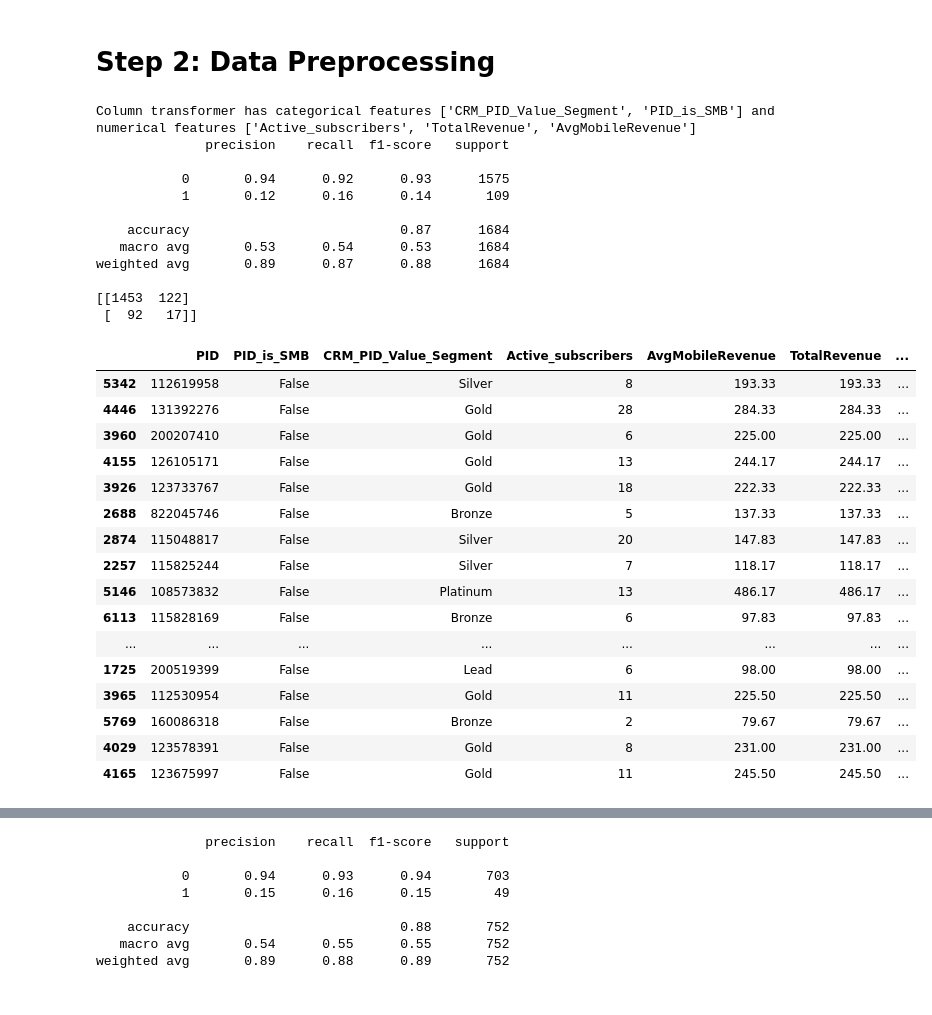
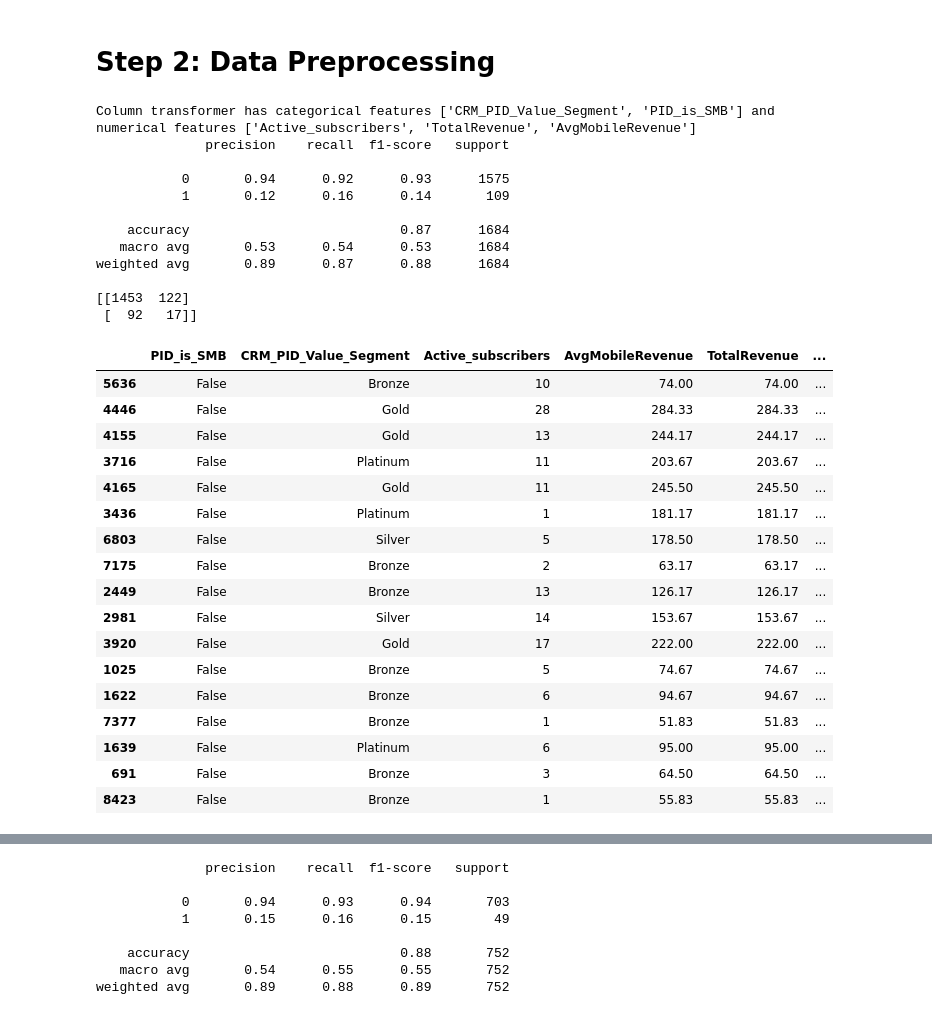
Before and after one commit to eode0004/FIT2082ResProj, a Jupyter notebook: ResProjModel.ipynb, the cells around one changed output, grey strips where cells are left out. Drawn from its saved outputs; the diff is of its cells as text; code cells hidden in the pictures.

```diff
--- a/ResProjModel.ipynb
+++ b/ResProjModel.ipynb
@@ -110,7 +113,6 @@ num_features = ["Billing_ZIP", "Active_subscribers", "Not_Active_subscribers", "
 # train_features = cat_features + num_features
 
 train_features = [
-    "PID",
     "PID_is_SMB",
     "CRM_PID_Value_Segment",
     "Active_subscribers",
@@ -145,49 +147,68 @@ clf_p = Pipeline([
         random_state=42))
 ])
 
 # Train/test split
 X_train, X_test, y_train, y_test = train_test_split(X, y, test_size=0.2, random_state=42, stratify=y)
 
 # Fit model
 clf_p.fit(X_train, y_train)
 
 # Predict on test set
 y_pred_p = clf_p.predict_proba(X_test)
 t_df = pd.DataFrame(X_test)
 t_df["Predicted_Churn_Probability"] = y_pred_p[:, 1] # Get probabilities for positive class (CHURN = Yes)
+t_df["Predicted_Churn"] = (t_df["Predicted_Churn_Probability"] >= 0.5).astype(int) # Convert probabilities to binary predictions using threshold of 0.5
+t_df["Actual_Churn"] = y_test.values # Add actual CHURN values for comparison
+t_df["Prediction_type"] = np.select(
+    [
+        (t_df["Predicted_Churn"] == 1) & (t_df["Actual_Churn"] == 1),
+        (t_df["Predicted_Churn"] == 0) & (t_df["Actual_Churn"] == 0),
+        (t_df["Predicted_Churn"] == 1) & (t_df["Actual_Churn"] == 0),
+        (t_df["Predicted_Churn"] == 0) & (t_df["Actual_Churn"] == 1)
+    ],
+    [
+        "True Positive",
+        "True Negative",
+        "False Positive",
+        "False Negative"
+    ],
+    default="Unknown"
+)
 
 # Evaluate model performance
-y_pred = clf_p.predict(X_test)
+y_pred = y_pred_p[:, 1] >= 0.4
 print(classification_report(y_test, y_pred))
 print(confusion_matrix(y_test, y_pred))
-t_df.sort_values(by="Predicted_Churn_Probability", ascending=False).head(20)
+t_df.to_csv("Predicted_Churn_Results.csv", index=False) # Save predictions to CSV for further analysis
+t_df[t_df["Prediction_type"] == "True Positive"].sort_values(by="Predicted_Churn_Probability", ascending=False).head(20) # Sort by predicted probability for easier analysis
 # %% [output]
 Column transformer has categorical features ['CRM_PID_Value_Segment', 'PID_is_SMB'] and numerical features ['Active_subscribers', 'TotalRevenue', 'AvgMobileRevenue']
               precision    recall  f1-score   support
 
            0       0.94      0.92      0.93      1575
            1       0.12      0.16      0.14       109
 
     accuracy                           0.87      1684
    macro avg       0.53      0.54      0.53      1684
 weighted avg       0.89      0.87      0.88      1684
 
 [[1453  122]
  [  92   17]]
-|  | PID | PID_is_SMB | CRM_PID_Value_Segment | Active_subscribers | AvgMobileRevenue | TotalRevenue | ... |
-| 5342 | 112619958 | False | Silver | 8 | 193.33 | 193.33 | ... |
-| 4446 | 131392276 | False | Gold | 28 | 284.33 | 284.33 | ... |
-| 3960 | 200207410 | False | Gold | 6 | 225.00 | 225.00 | ... |
-| 4155 | 126105171 | False | Gold | 13 | 244.17 | 244.17 | ... |
-| 3926 | 123733767 | False | Gold | 18 | 222.33 | 222.33 | ... |
-| 2688 | 822045746 | False | Bronze | 5 | 137.33 | 137.33 | ... |
-| 2874 | 115048817 | False | Silver | 20 | 147.83 | 147.83 | ... |
-| 2257 | 115825244 | False | Silver | 7 | 118.17 | 118.17 | ... |
-| 5146 | 108573832 | False | Platinum | 13 | 486.17 | 486.17 | ... |
-| 6113 | 115828169 | False | Bronze | 6 | 97.83 | 97.83 | ... |
-| ... | ... | ... | ... | ... | ... | ... | ... |
-| 1725 | 200519399 | False | Lead | 6 | 98.00 | 98.00 | ... |
-| 3965 | 112530954 | False | Gold | 11 | 225.50 | 225.50 | ... |
-| 5769 | 160086318 | False | Bronze | 2 | 79.67 | 79.67 | ... |
-| 4029 | 123578391 | False | Gold | 8 | 231.00 | 231.00 | ... |
-| 4165 | 123675997 | False | Gold | 11 | 245.50 | 245.50 | ... |
+|  | PID_is_SMB | CRM_PID_Value_Segment | Active_subscribers | AvgMobileRevenue | TotalRevenue | ... |
+| 5636 | False | Bronze | 10 | 74.00 | 74.00 | ... |
+| 4446 | False | Gold | 28 | 284.33 | 284.33 | ... |
+| 4155 | False | Gold | 13 | 244.17 | 244.17 | ... |
+| 3716 | False | Platinum | 11 | 203.67 | 203.67 | ... |
+| 4165 | False | Gold | 11 | 245.50 | 245.50 | ... |
+| 3436 | False | Platinum | 1 | 181.17 | 181.17 | ... |
+| 6803 | False | Silver | 5 | 178.50 | 178.50 | ... |
+| 7175 | False | Bronze | 2 | 63.17 | 63.17 | ... |
+| 2449 | False | Bronze | 13 | 126.17 | 126.17 | ... |
+| 2981 | False | Silver | 14 | 153.67 | 153.67 | ... |
+| 3920 | False | Gold | 17 | 222.00 | 222.00 | ... |
+| 1025 | False | Bronze | 5 | 74.67 | 74.67 | ... |
+| 1622 | False | Bronze | 6 | 94.67 | 94.67 | ... |
+| 7377 | False | Bronze | 1 | 51.83 | 51.83 | ... |
+| 1639 | False | Platinum | 6 | 95.00 | 95.00 | ... |
+| 691 | False | Bronze | 3 | 64.50 | 64.50 | ... |
+| 8423 | False | Bronze | 1 | 55.83 | 55.83 | ... |
```
Also changed, not shown: parts of 4 cells of this notebook, 1 other file.
